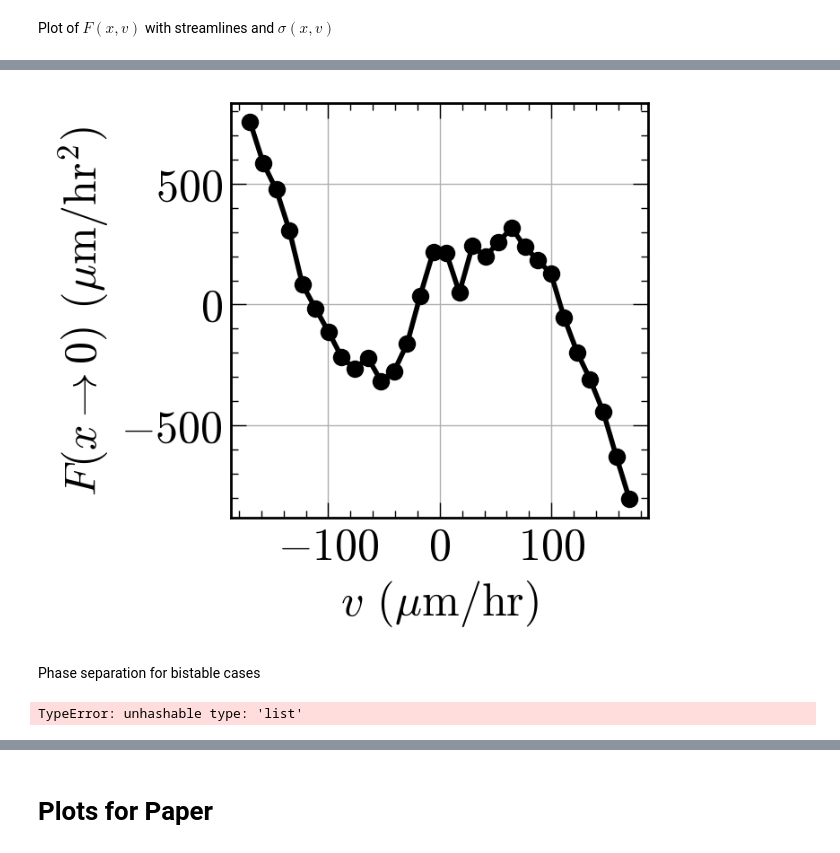
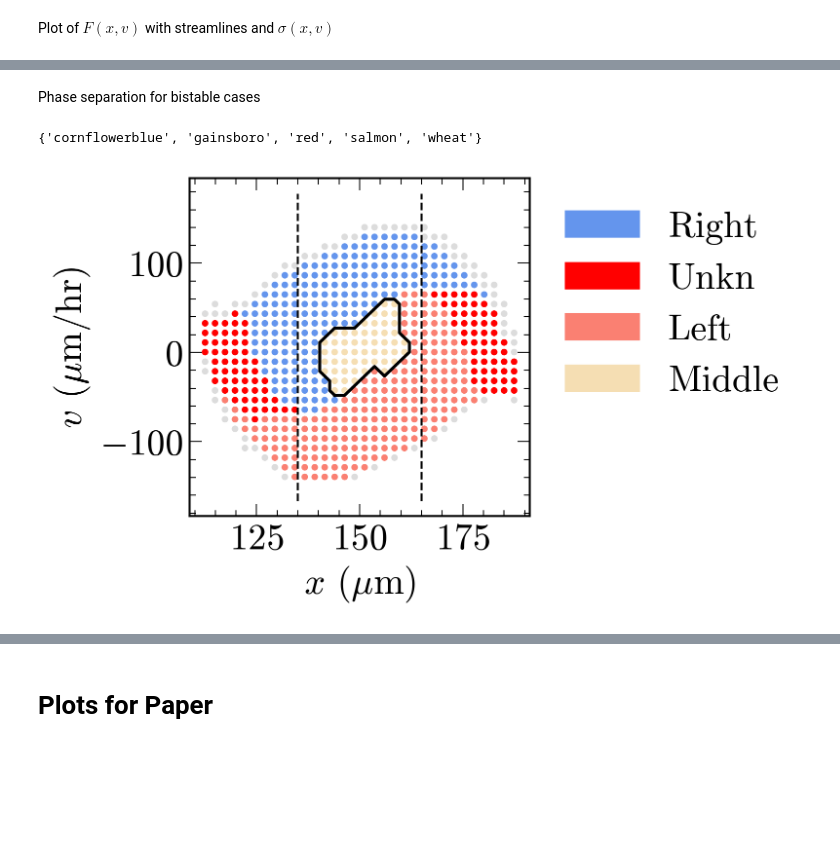
Before and after one commit to pedromzadeh/hopper, a Jupyter notebook: processing/ray_tracing.ipynb, the cells around one changed output, grey strips where cells are left out. Cells and saved outputs as stored; diff of their text form; code cells hidden in the pictures; blank space fills up the shorter version.

```diff
--- a/processing/ray_tracing.ipynb
+++ b/processing/ray_tracing.ipynb
@@ -118,24 +141,2 @@ plt.show()
-# %%
-X, Y, init_pts = full_lattice(F, xmin, xmax, vmin, vmax, nbins)
-
-# raw
-v, f = evaluate_F_v_x0(Y, F, nbins)
-lim = np.fabs([v.min(), v.max()]).min()
-v_interp = np.linspace(-lim, lim, 30)
-f_interp = np.interp(v_interp, v, f)
-
-fig, ax = plt.subplots(1, 1, figsize=(3, 3), dpi=200)
-ax.plot(v_interp, f_interp, "-o", lw=2, color="black")
-ax.grid(which="major")
-ax.set_xlabel(r"$v$ ($\mu$m/hr)")
-ax.set_ylabel(r"$F(x\rightarrow 0)$ ($\mu$m/hr$^2$)")
-plt.show()
-# %% [output]
-[figure, removed]
 # %% [markdown]
 Phase separation for bistable cases
-# %%
-labels = get_labels(init_pts, X, Y, F)
-set(labels)
-# %% [output]
-TypeError: unhashable type: 'list'
@@ -141,0 +149,57 @@ TypeError: unhashable type: 'list'
+# %%
+X, Y, init_pts = full_lattice(F, xmin, xmax, vmin, vmax, nbins)
+
+labels, end_pts = get_labels(init_pts, X, Y, F, x_L=135, x_R=165)
+end_pts = np.array(end_pts)
+set(labels)
+# %% [output]
+{'cornflowerblue', 'gainsboro', 'red', 'salmon', 'wheat'}
+# %%
+# labels_ = np.where(np.array(labels) == "wheat", "gainsboro", labels)
+img = lattice_to_image(init_pts, labels, bounds_tup)
+
+
+arr = np.where(img == 1, 0, 1)
+X = get_separatrices(img, levels=[1.5], origin="lower", extent=[xmin, xmax, vmin, vmax])
+
+arr = np.where(img == 1, 1, 0)
+X2 = get_separatrices(
+    arr, levels=[0.5], origin="lower", extent=[xmin, xmax, vmin, vmax]
+)
+
+# plot
+plt.figure(figsize=(3, 3), dpi=300)
+plt.vlines(
+    x=135, ymin=vmin, ymax=vmax, linewidth=1, colors=["black"], linestyles=["dashed"]
+)
+plt.vlines(
+    x=165, ymin=vmin, ymax=vmax, linewidth=1, colors=["black"], linestyles=["dashed"]
+)
+
+plt.scatter(init_pts[:, 0], init_pts[:, 1], color=labels, s=5)
+# plt.plot(X[:, 0], X[:, 1], lw=1.5, color="black")
+plt.plot(X2[:, 0], X2[:, 1], lw=1.5, color="black")
+
+# plt.scatter(end_pts[:, 0], end_pts[:, 1], marker="*", s=10, color="black")
+plt.xlabel(r"$x$ ($\mu$m)")
+plt.ylabel(r"$v$ ($\mu$m/hr)")
+
+xlim = plt.xlim()
+ylim = plt.ylim()
+
+# Add fancy legends
+import matplotlib.patches as mpatches
+
+legend_dict = {
+    "salmon": mpatches.Patch(color="salmon", label="Left"),
+    "cornflowerblue": mpatches.Patch(color="cornflowerblue", label="Right"),
+    "wheat": mpatches.Patch(color="wheat", label="Middle"),
+    "red": mpatches.Patch(color="red", label="Unkn"),
+}
+legend = []
+for c in np.unique(labels):
+    legend.append(legend_dict[c]) if c != "gainsboro" else None
+plt.legend(handles=legend, bbox_to_anchor=(1.01, 1))
+plt.show()
+# %% [output]
+[figure, added]
```
Also changed, not shown: parts of 19 cells of this notebook, 3 other files.
